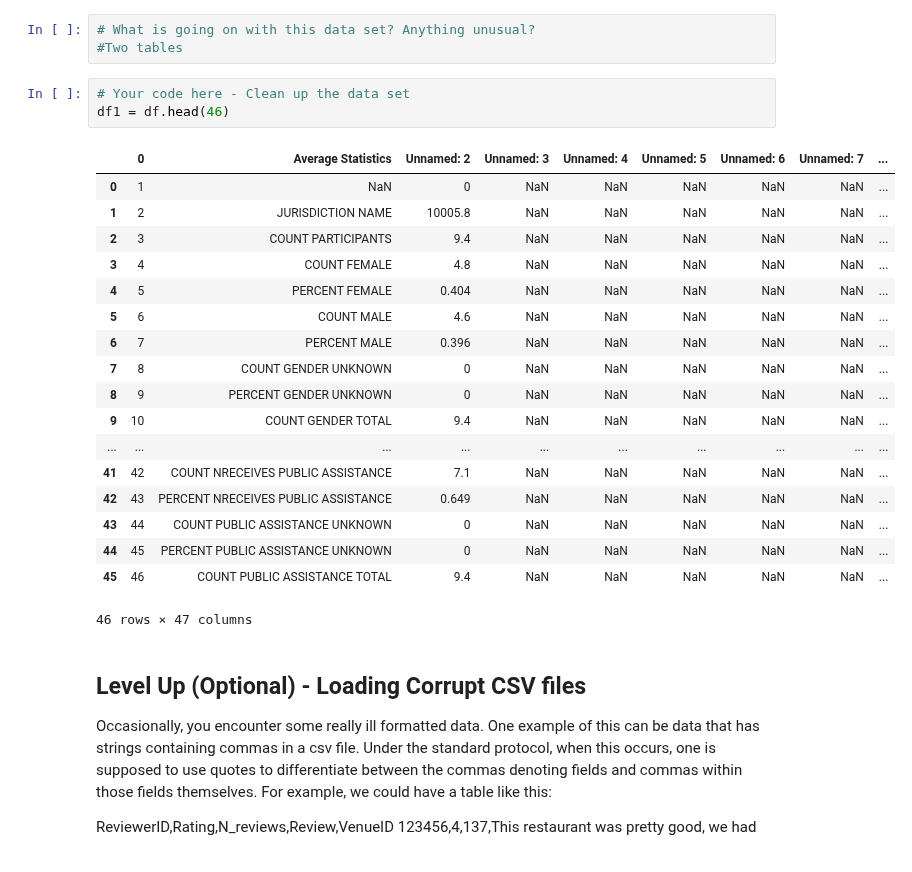
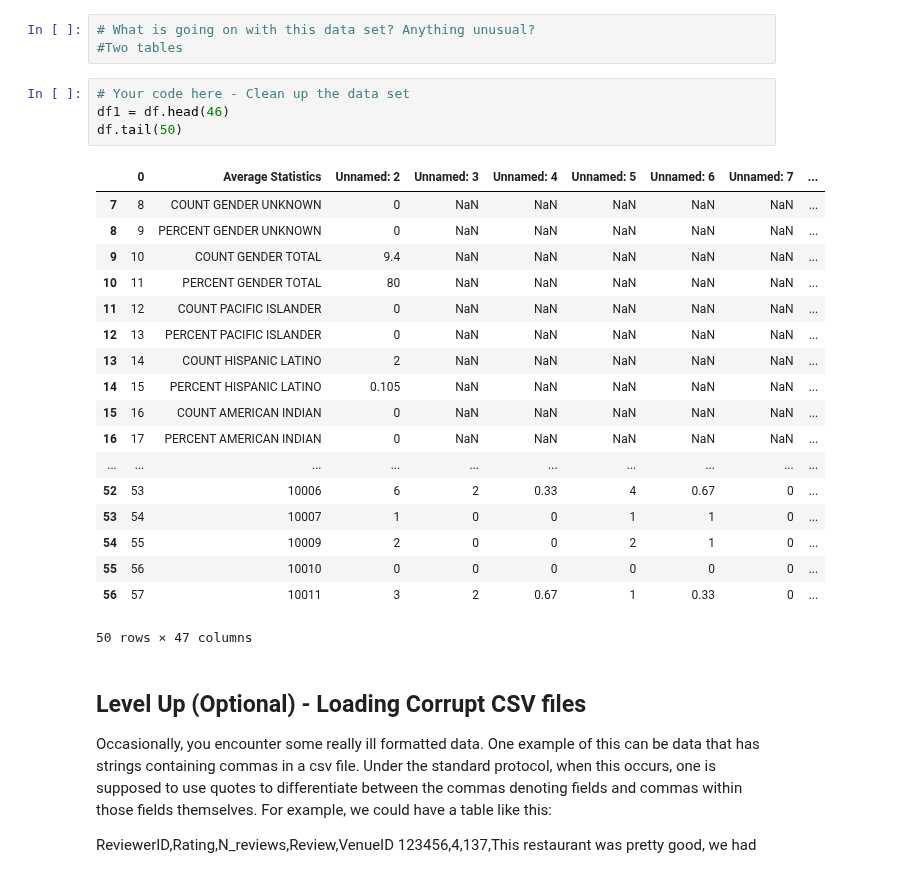
Before and after one commit to joelsandler/dsc-enterprise-hsbc-importing-data-with-pandas-lab-hsbc-ds-081319, a Jupyter notebook: index.ipynb, the cells around one changed output. Drawn from its saved outputs; the diff is of its cells as text.

```diff
--- a/index.ipynb
+++ b/index.ipynb
@@ -79,25 +79,26 @@ df.tail()
 # %%
 # Your code here - Clean up the data set
 df1 = df.head(46)
+df.tail(50)
 # %% [output]
 |  | 0 | Average Statistics | Unnamed: 2 | Unnamed: 3 | Unnamed: 4 | Unnamed: 5 | Unnamed: 6 | Unnamed: 7 | ... |
-| 0 | 1 | NaN | 0 | NaN | NaN | NaN | NaN | NaN | ... |
-| 1 | 2 | JURISDICTION NAME | 10005.8 | NaN | NaN | NaN | NaN | NaN | ... |
-| 2 | 3 | COUNT PARTICIPANTS | 9.4 | NaN | NaN | NaN | NaN | NaN | ... |
-| 3 | 4 | COUNT FEMALE | 4.8 | NaN | NaN | NaN | NaN | NaN | ... |
-| 4 | 5 | PERCENT FEMALE | 0.404 | NaN | NaN | NaN | NaN | NaN | ... |
-| 5 | 6 | COUNT MALE | 4.6 | NaN | NaN | NaN | NaN | NaN | ... |
-| 6 | 7 | PERCENT MALE | 0.396 | NaN | NaN | NaN | NaN | NaN | ... |
 | 7 | 8 | COUNT GENDER UNKNOWN | 0 | NaN | NaN | NaN | NaN | NaN | ... |
 | 8 | 9 | PERCENT GENDER UNKNOWN | 0 | NaN | NaN | NaN | NaN | NaN | ... |
 | 9 | 10 | COUNT GENDER TOTAL | 9.4 | NaN | NaN | NaN | NaN | NaN | ... |
+| 10 | 11 | PERCENT GENDER TOTAL | 80 | NaN | NaN | NaN | NaN | NaN | ... |
+| 11 | 12 | COUNT PACIFIC ISLANDER | 0 | NaN | NaN | NaN | NaN | NaN | ... |
+| 12 | 13 | PERCENT PACIFIC ISLANDER | 0 | NaN | NaN | NaN | NaN | NaN | ... |
+| 13 | 14 | COUNT HISPANIC LATINO | 2 | NaN | NaN | NaN | NaN | NaN | ... |
+| 14 | 15 | PERCENT HISPANIC LATINO | 0.105 | NaN | NaN | NaN | NaN | NaN | ... |
+| 15 | 16 | COUNT AMERICAN INDIAN | 0 | NaN | NaN | NaN | NaN | NaN | ... |
+| 16 | 17 | PERCENT AMERICAN INDIAN | 0 | NaN | NaN | NaN | NaN | NaN | ... |
 | ... | ... | ... | ... | ... | ... | ... | ... | ... | ... |
-| 41 | 42 | COUNT NRECEIVES PUBLIC ASSISTANCE | 7.1 | NaN | NaN | NaN | NaN | NaN | ... |
-| 42 | 43 | PERCENT NRECEIVES PUBLIC ASSISTANCE | 0.649 | NaN | NaN | NaN | NaN | NaN | ... |
-| 43 | 44 | COUNT PUBLIC ASSISTANCE UNKNOWN | 0 | NaN | NaN | NaN | NaN | NaN | ... |
-| 44 | 45 | PERCENT PUBLIC ASSISTANCE UNKNOWN | 0 | NaN | NaN | NaN | NaN | NaN | ... |
-| 45 | 46 | COUNT PUBLIC ASSISTANCE TOTAL | 9.4 | NaN | NaN | NaN | NaN | NaN | ... |
+| 52 | 53 | 10006 | 6 | 2 | 0.33 | 4 | 0.67 | 0 | ... |
+| 53 | 54 | 10007 | 1 | 0 | 0 | 1 | 1 | 0 | ... |
+| 54 | 55 | 10009 | 2 | 0 | 0 | 2 | 1 | 0 | ... |
+| 55 | 56 | 10010 | 0 | 0 | 0 | 0 | 0 | 0 | ... |
+| 56 | 57 | 10011 | 3 | 2 | 0.67 | 1 | 0.33 | 0 | ... |
-46 rows × 47 columns
+50 rows × 47 columns
 # %% [markdown]
 ## Level Up (Optional) - Loading Corrupt CSV files
 
```
